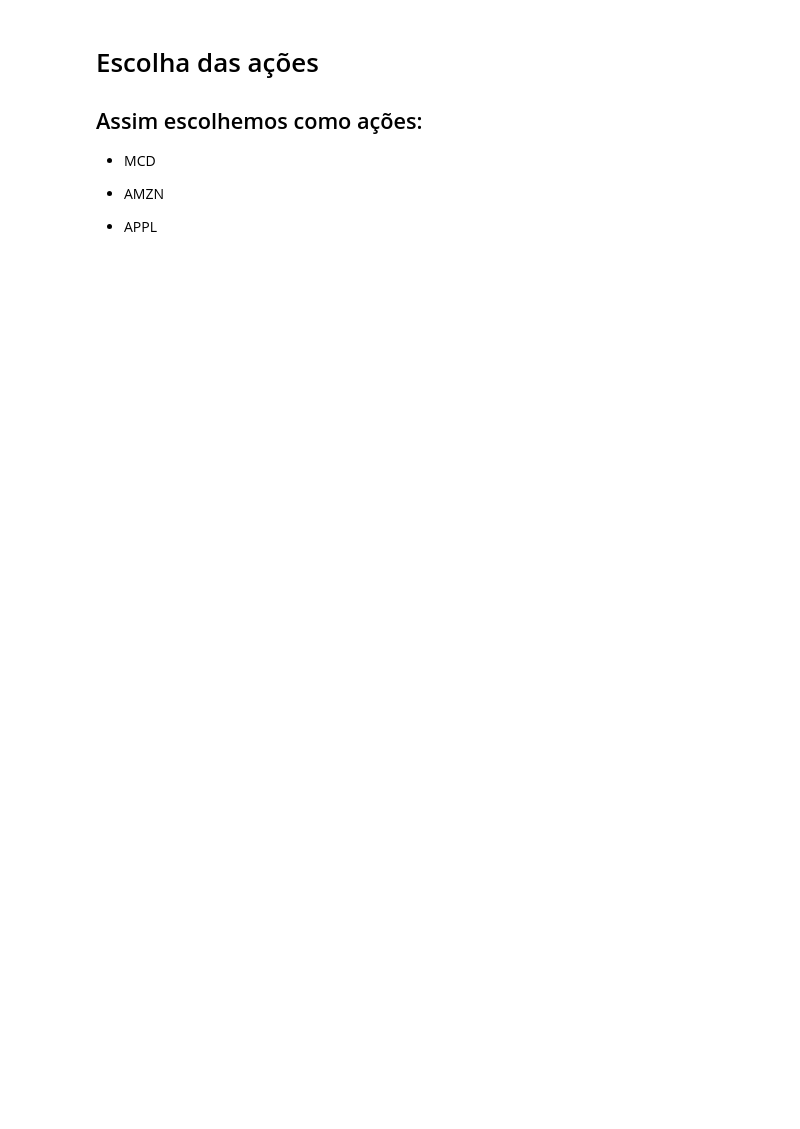
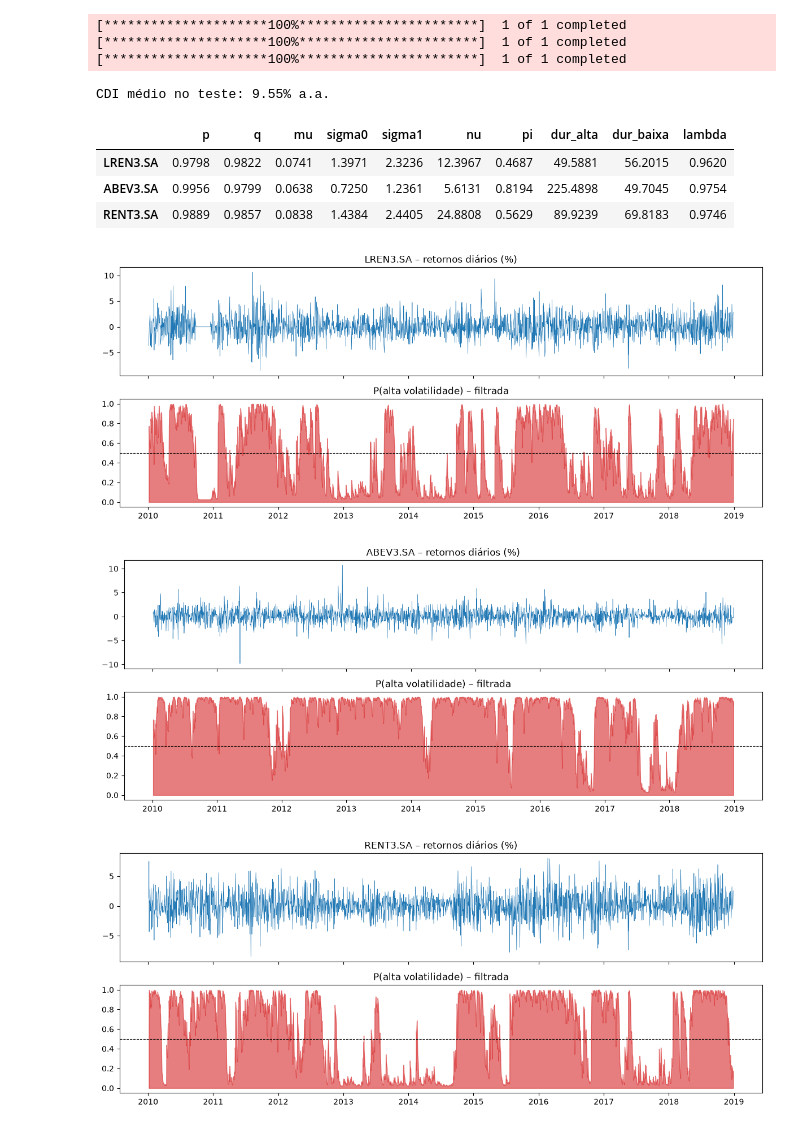
Before and after one commit to GuilhermeTaba/ArtigoFinal, a Jupyter notebook: artigofinal.ipynb, the cells around one changed output. Cells and saved outputs as stored; diff of their text form; code cells hidden in the pictures; blank space fills up the shorter version.

```diff
--- a/artigofinal.ipynb
+++ b/artigofinal.ipynb
@@ -62,32 +59,35 @@ print("Selecionados:", selecionados)
 | CSNA3.SA | -0.091066 | 0.546647 | -0.166590 |
 | USIM5.SA | -0.110677 | 0.562937 | -0.196607 |
 Selecionados: ['LREN3.SA', 'ABEV3.SA', 'RENT3.SA']
-# %% [markdown]
-# Escolha das ações
-## Assim escolhemos como ações:
-
-- MCD
-
-- AMZN
-
-- APPL
 # %%
 %matplotlib inline
 
 import numpy as np
 import pandas as pd
 import matplotlib.pyplot as plt
-import backtrader as bt
 import yfinance as yf
+from bcb import sgs                      # pip install python-bcb
 
-RF = 4.0                       # taxa livre de risco dos EUA (% a.a.), no lugar do CDI
-tickers = selecionados         # ações escolhidas na célula anterior
+tickers = ["LREN3.SA", "ABEV3.SA", "RENT3.SA"]
 date_from = "2010-01-01"
 date_to = "2026-07-31"
 
 prices = {}
 for ticker in tickers:
     prices[ticker] = yf.download(ticker, start=date_from, end=date_to, interval='1d', auto_adjust=True)
+    prices[ticker] = prices[ticker].droplevel(1, axis=1)
 
-    # Remove o ticker do index
-    prices[ticker] = prices[ticker].droplevel(1, axis=1)
+# CDI diário do Banco Central (série 12 do SGS, em % ao dia)
+# A API aceita no máximo 10 anos por consulta, então baixamos em dois blocos
+blocos = [(date_from, "2017-12-31"), ("2018-01-01", date_to)]
+cdi_dia = pd.concat([sgs.get({"cdi": 12}, start=ini, end=fim) for ini, fim in blocos])["cdi"] / 100
+cdi_dia = cdi_dia[~cdi_dia.index.duplicated()]
+cdi_anual = (1 + cdi_dia) ** 252 - 1
+
+CDI = 100 * cdi_anual.loc["2019":].mean()   # média do período de teste (% a.a.), usada no Sharpe
+print(f"CDI médio no teste: {CDI:.2f}% a.a.")
+# %% [output]
+[*********************100%***********************]  1 of 1 completed
+[*********************100%***********************]  1 of 1 completed
+[*********************100%***********************]  1 of 1 completed
+CDI médio no teste: 9.55% a.a.
@@ -93,0 +156,44 @@ for ticker in tickers:
+# %%
+TRAIN_END = "2018-12-31"
+
+params_all = {}
+regimes = {}
+
+for ticker in tickers:
+    close = prices[ticker]["Close"]
+    r = 100 * np.log(close).diff().dropna()   # retorno log em %, como no Hamilton
+
+    # Estima só no treino (sem olhar o futuro)
+    modelo = MarkovSwitching().fit(r[:TRAIN_END])
+    params_all[ticker] = modelo.params_
+
+    # Roda o filtro na amostra toda com os parâmetros do treino
+    regimes[ticker] = pd.DataFrame({"ret": r, "xi": modelo.filter(r)}, index=r.index)
+
+# Tabela de parâmetros + métricas da Seção 2
+tab = pd.DataFrame(params_all).T
+tab["pi"] = (1 - tab["q"]) / (2 - tab["p"] - tab["q"])
+tab["dur_alta"] = 1 / (1 - tab["p"])      # dias
+tab["dur_baixa"] = 1 / (1 - tab["q"])
+tab["lambda"] = tab["p"] + tab["q"] - 1
+tab.round(4)
+# %% [output]
+|  | p | q | mu | sigma0 | sigma1 | nu | pi | dur_alta | dur_baixa | lambda |
+| LREN3.SA | 0.9798 | 0.9822 | 0.0741 | 1.3971 | 2.3236 | 12.3967 | 0.4687 | 49.5881 | 56.2015 | 0.9620 |
+| ABEV3.SA | 0.9956 | 0.9799 | 0.0638 | 0.7250 | 1.2361 | 5.6131 | 0.8194 | 225.4898 | 49.7045 | 0.9754 |
+| RENT3.SA | 0.9889 | 0.9857 | 0.0838 | 1.4384 | 2.4405 | 24.8808 | 0.5629 | 89.9239 | 69.8183 | 0.9746 |
+# %%
+for ticker in tickers:
+    df = regimes[ticker].loc[:TRAIN_END]
+    fig, ax = plt.subplots(2, 1, figsize=(12, 5), sharex=True)
+    ax[0].plot(df.index, df["ret"], lw=0.5)
+    ax[0].set_title(f"{ticker} – retornos diários (%)")
+    ax[1].fill_between(df.index, df["xi"], color="tab:red", alpha=0.6)
+    ax[1].axhline(0.5, color="k", ls="--", lw=0.8)
+    ax[1].set_title("P(alta volatilidade) – filtrada")
+    plt.tight_layout()
+    plt.show()
+# %% [output]
+[figure, added]
+[figure, added]
+[figure, added]
```
Also changed, not shown: parts of 8 cells of this notebook, 1 other file.
